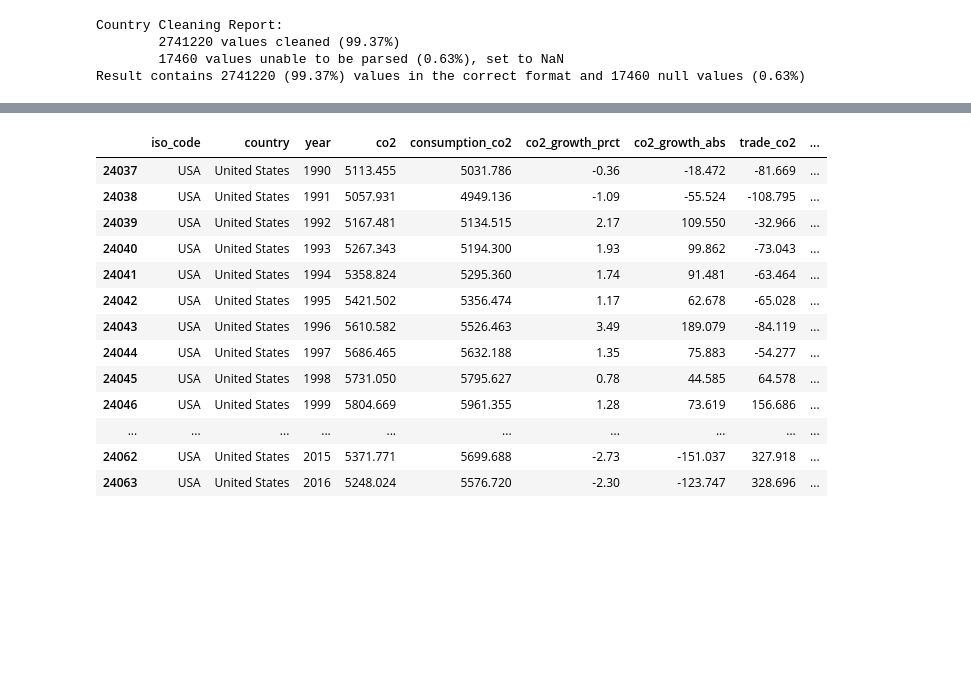
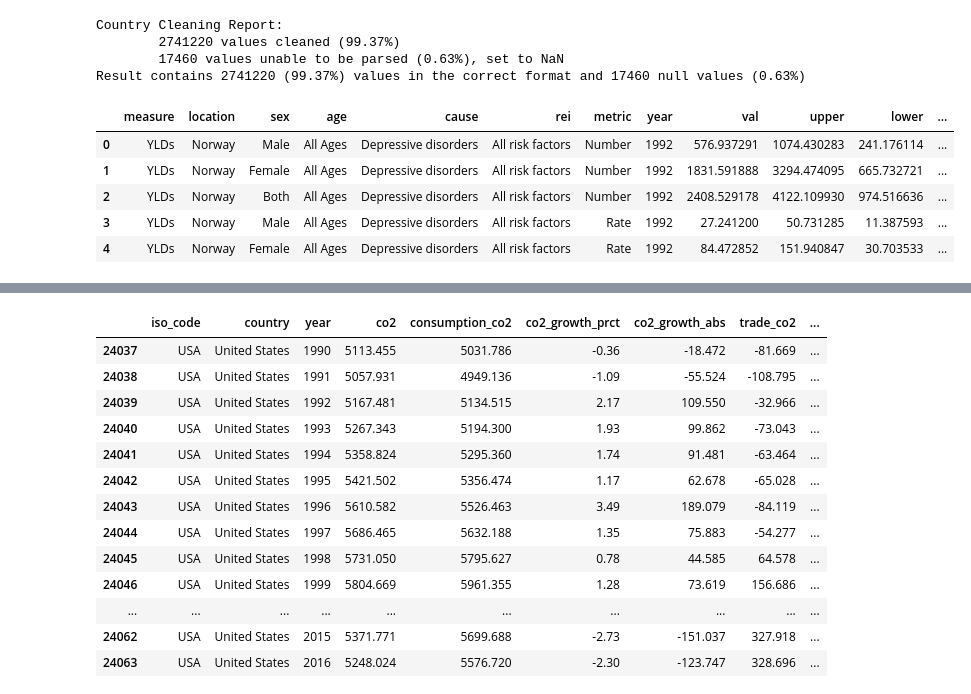
Before and after one commit to 1-1is0/air_pollution_effect, a Jupyter notebook: predict.ipynb, the cells around one changed output, grey strips where cells are left out. Saved outputs shown, nothing was run; the diff lists cells and outputs as text; code cells hidden in the pictures; blank space fills up the shorter version.

```diff
--- a/predict.ipynb
+++ b/predict.ipynb
@@ -40,6 +21,15 @@ Country Cleaning Report:
         2741220 values cleaned (99.37%)
         17460 values unable to be parsed (0.63%), set to NaN
 Result contains 2741220 (99.37%) values in the correct format and 17460 null values (0.63%)
+# %%
+risk_df.head()
+# %% [output]
+|  | measure | location | sex | age | cause | rei | metric | year | val | upper | lower | ... |
+| 0 | YLDs | Norway | Male | All Ages | Depressive disorders | All risk factors | Number | 1992 | 576.937291 | 1074.430283 | 241.176114 | ... |
+| 1 | YLDs | Norway | Female | All Ages | Depressive disorders | All risk factors | Number | 1992 | 1831.591888 | 3294.474095 | 665.732721 | ... |
+| 2 | YLDs | Norway | Both | All Ages | Depressive disorders | All risk factors | Number | 1992 | 2408.529178 | 4122.109930 | 974.516636 | ... |
+| 3 | YLDs | Norway | Male | All Ages | Depressive disorders | All risk factors | Rate | 1992 | 27.241200 | 50.731285 | 11.387593 | ... |
+| 4 | YLDs | Norway | Female | All Ages | Depressive disorders | All risk factors | Rate | 1992 | 84.472852 | 151.940847 | 30.703533 | ... |
 # %%
 cause_list = [
     "Depressive disorders",
```
Also changed, not shown: parts of 40 cells of this notebook.
